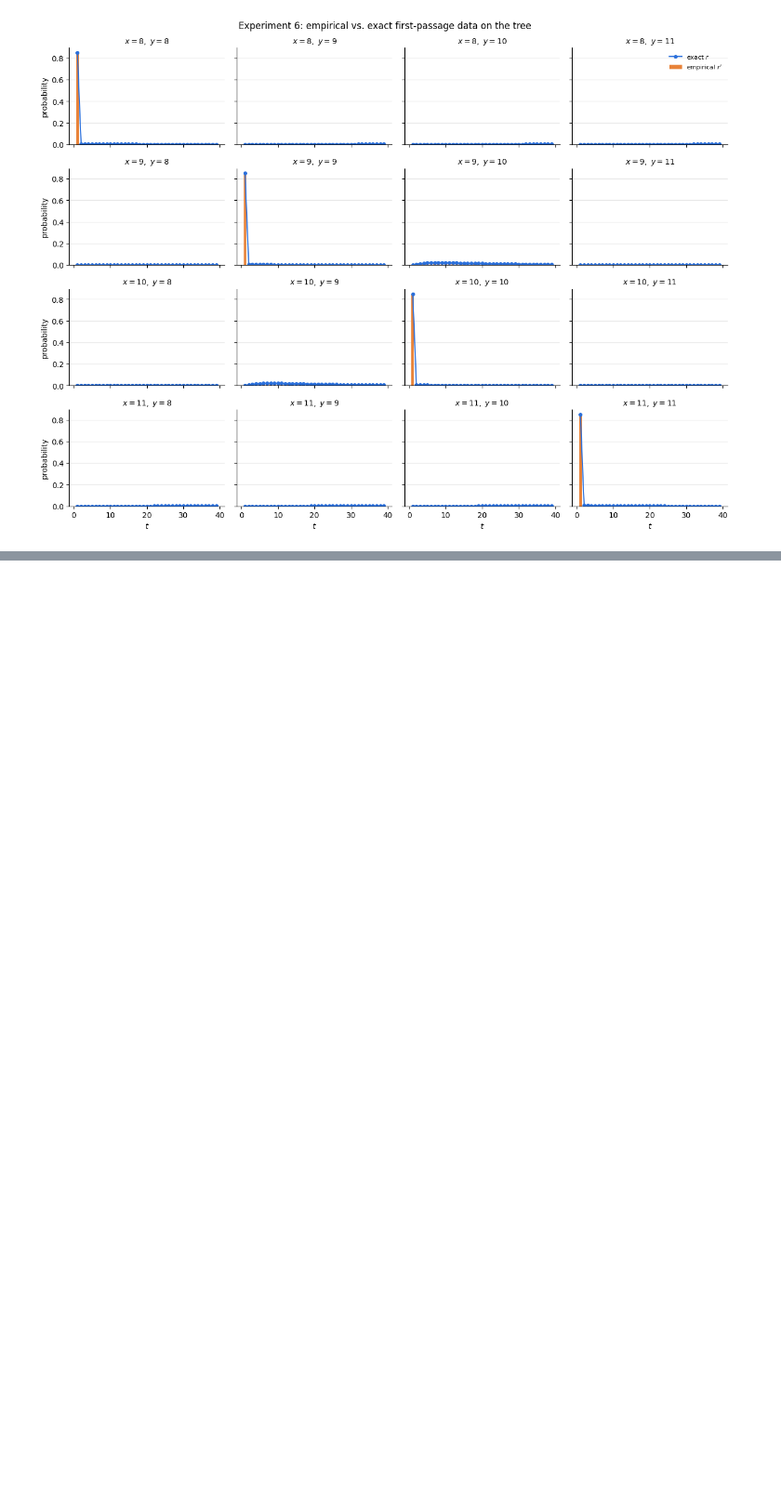
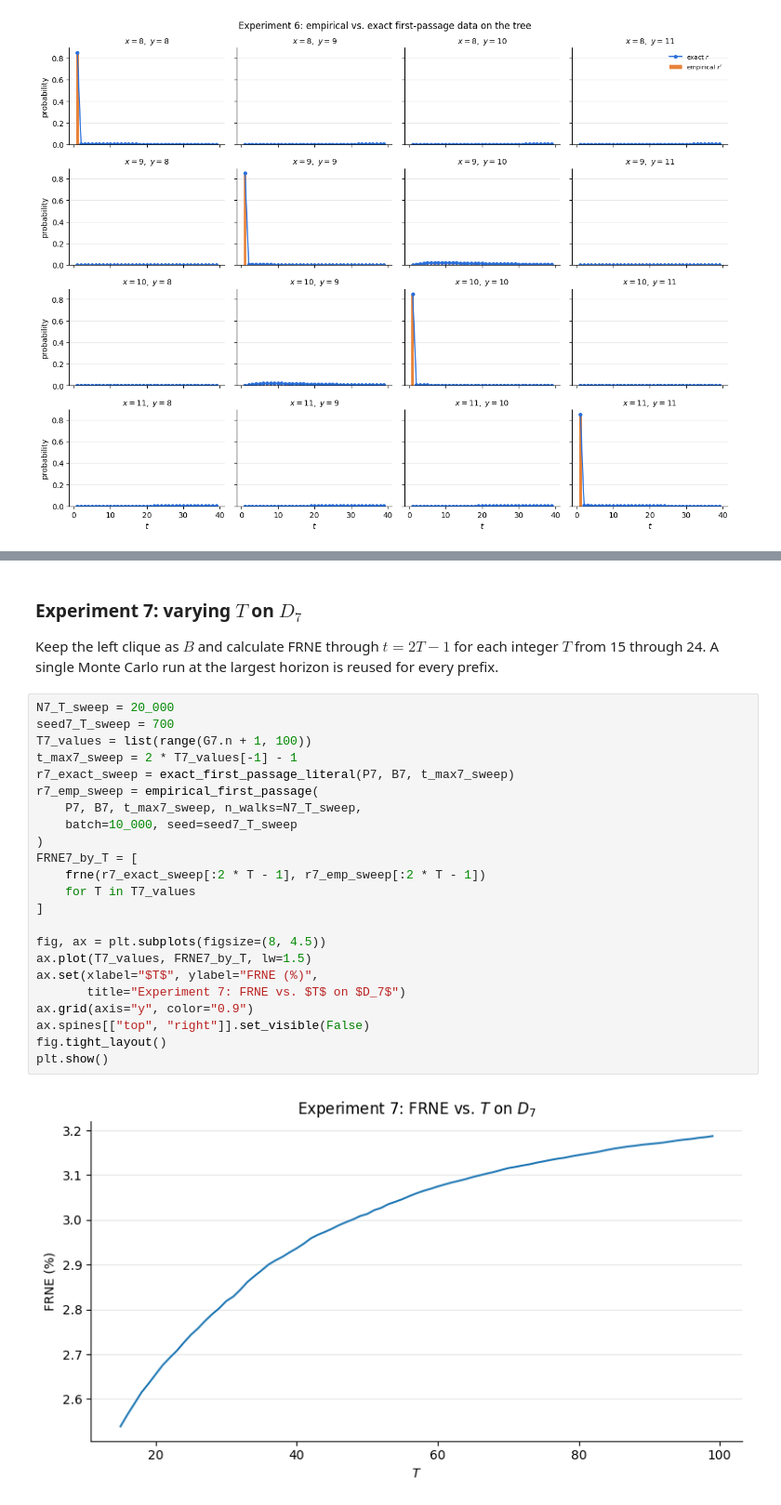
Before and after one commit to uw-math-ai/ai-inverse-lab, a Jupyter notebook: Data Simulation (Varying B, T) - Annie/New Graphs Experiment (Annie).ipynb, the cells around one changed output, grey strips where cells are left out. Shown at 93% size. Saved outputs shown, nothing was run; the diff lists cells and outputs as text; blank space fills up the shorter version.

```diff
--- a/Data Simulation (Varying B, T) - Annie/New Graphs Experiment (Annie).ipynb
+++ b/Data Simulation (Varying B, T) - Annie/New Graphs Experiment (Annie).ipynb
@@ -314,0 +468,29 @@ probability mass observed by t = 2T-1 (empirical):
+# %% [markdown]
+### Experiment 7: varying $T$ on $D_7$
+
+Keep the left clique as $B$ and calculate FRNE through $t=2T-1$ for each integer $T$ from 15 through 24. A single Monte Carlo run at the largest horizon is reused for every prefix.
+# %%
+N7_T_sweep = 20_000
+seed7_T_sweep = 700
+T7_values = list(range(G7.n + 1, 100))
+t_max7_sweep = 2 * T7_values[-1] - 1
+r7_exact_sweep = exact_first_passage_literal(P7, B7, t_max7_sweep)
+r7_emp_sweep = empirical_first_passage(
+    P7, B7, t_max7_sweep, n_walks=N7_T_sweep,
+    batch=10_000, seed=seed7_T_sweep
+)
+FRNE7_by_T = [
+    frne(r7_exact_sweep[:2 * T - 1], r7_emp_sweep[:2 * T - 1])
+    for T in T7_values
+]
+
+fig, ax = plt.subplots(figsize=(8, 4.5))
+ax.plot(T7_values, FRNE7_by_T, lw=1.5)
+ax.set(xlabel="$T$", ylabel="FRNE (%)",
+       title="Experiment 7: FRNE vs. $T$ on $D_7$")
+ax.grid(axis="y", color="0.9")
+ax.spines[["top", "right"]].set_visible(False)
+fig.tight_layout()
+plt.show()
+# %% [output]
+[figure, added]
```
Also changed, not shown: parts of 7 cells of this notebook, 1 other file.
